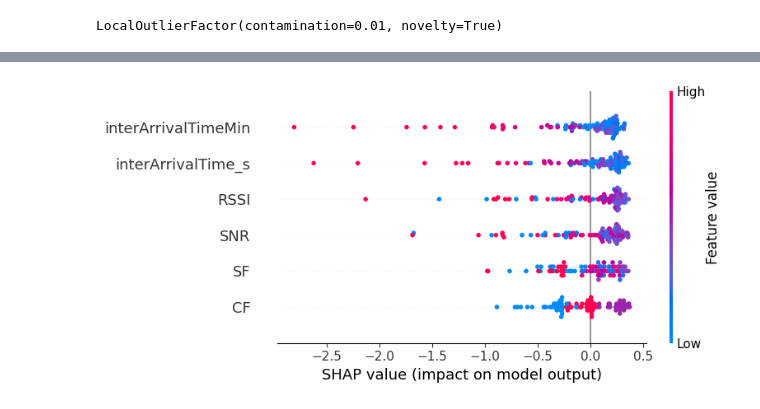
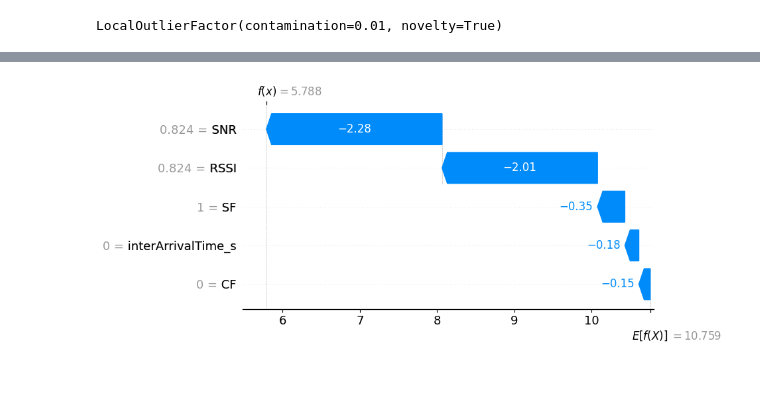
Before and after one commit to hreid1/COMP3000-LoRaWAN, a Jupyter notebook: sourcecode/ML/isolationforest.ipynb, the cells around one changed output, grey strips where cells are left out. Drawn from its saved outputs; the diff is of its cells as text; code cells hidden in the pictures; blank space fills up the shorter version.

Commit message:
shap explainability

```diff
--- a/sourcecode/ML/isolationforest.ipynb
+++ b/sourcecode/ML/isolationforest.ipynb
@@ -42,14 +45,15 @@ anomalyInputs4 = [
    "SF", "CF", "SNR", "RSSI", "interArrivalTime_s",
 ]
 # %%
-scaler = StandardScaler()
+#scaler = StandardScaler()
+scaler = MinMaxScaler()
 
 # Cleaning up column names
 normal.columns = normal.columns.str.strip()
 jammer.columns = jammer.columns.str.strip()
 
-normal2 = scaler.fit_transform(normal[anomalyInputs3])
-jammer2 = scaler.transform(jammer[anomalyInputs3])
+normal2 = scaler.fit_transform(normal[anomalyInputs4])
+jammer2 = scaler.transform(jammer[anomalyInputs4])
 
 print(f"Normal set length: {len(normal)}")
 print(f"Jammer set length: {len(jammer)}")
@@ -150,8 +220,21 @@ weighted avg       0.93      0.93      0.93     98752
 # %%
-# Explain the model using SHAP
-explainer = shap.TreeExplainer(model)
-XSample = pd.DataFrame(normalTrain[:100], columns=anomalyInputs4)
-shapValues = explainer.shap_values(XSample)
-shap.summary_plot(shapValues, XSample)
+# Show only the SHAP waterfall for one flagged packet
+flagged_indices = np.where(predictionJammerIF == 1)[0]
+
+if len(flagged_indices) > 0:
+    idx = flagged_indices[0]
+    packet_scaled = pd.DataFrame([jammer2[idx]], columns=anomalyInputs4)
+
+    explainer = shap.TreeExplainer(model)
+    shap_values = explainer.shap_values(packet_scaled)[0]
+
+    explanation = shap.Explanation(
+        values=shap_values,
+        base_values=explainer.expected_value,
+        data=packet_scaled.iloc[0],
+        feature_names=packet_scaled.columns
+    )
+
+    shap.plots.waterfall(explanation)
 # %% [output]
-[figure, old version]
+[figure, new version]
```
Also changed, not shown: parts of 5 cells of this notebook.
